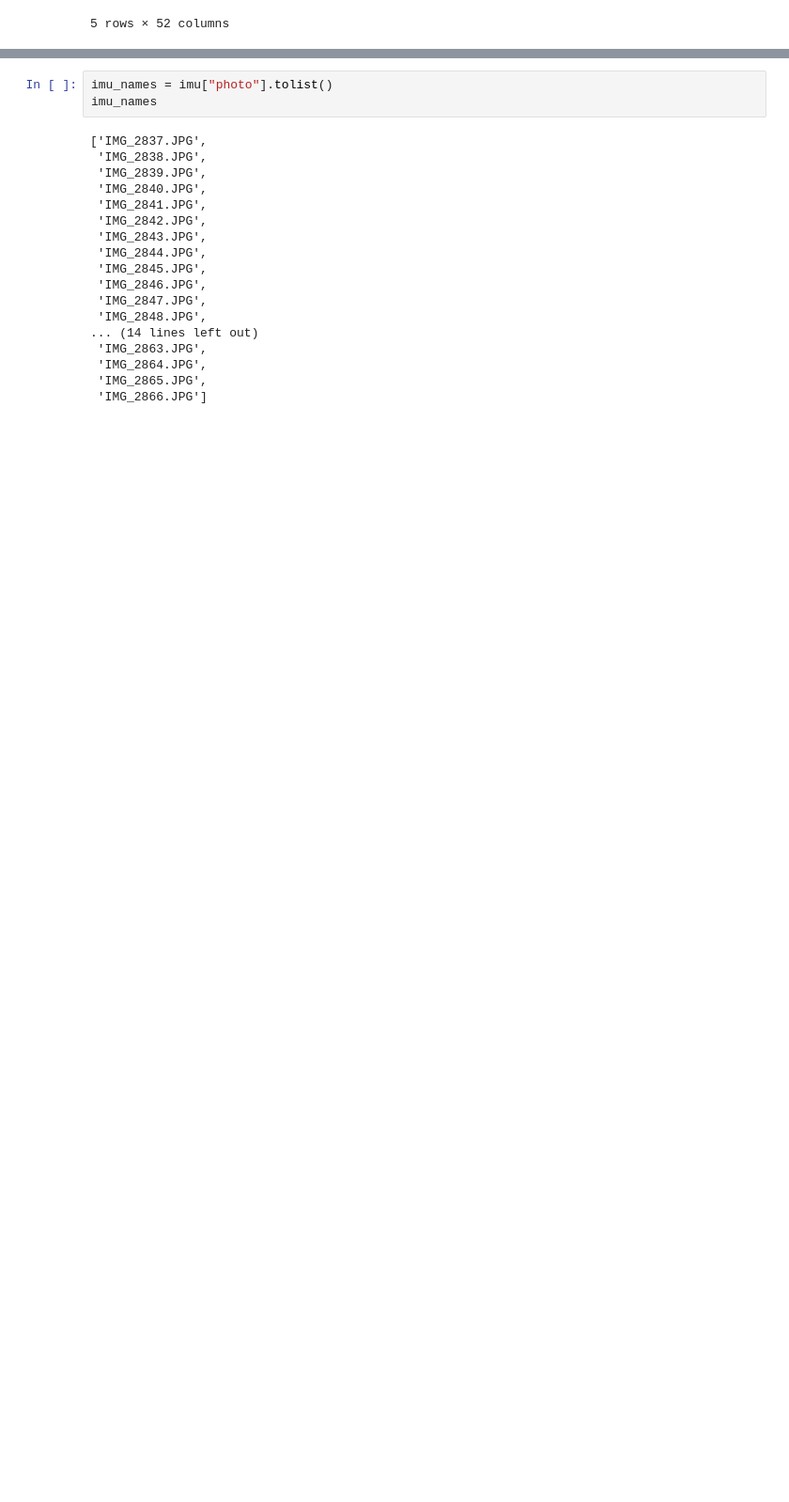
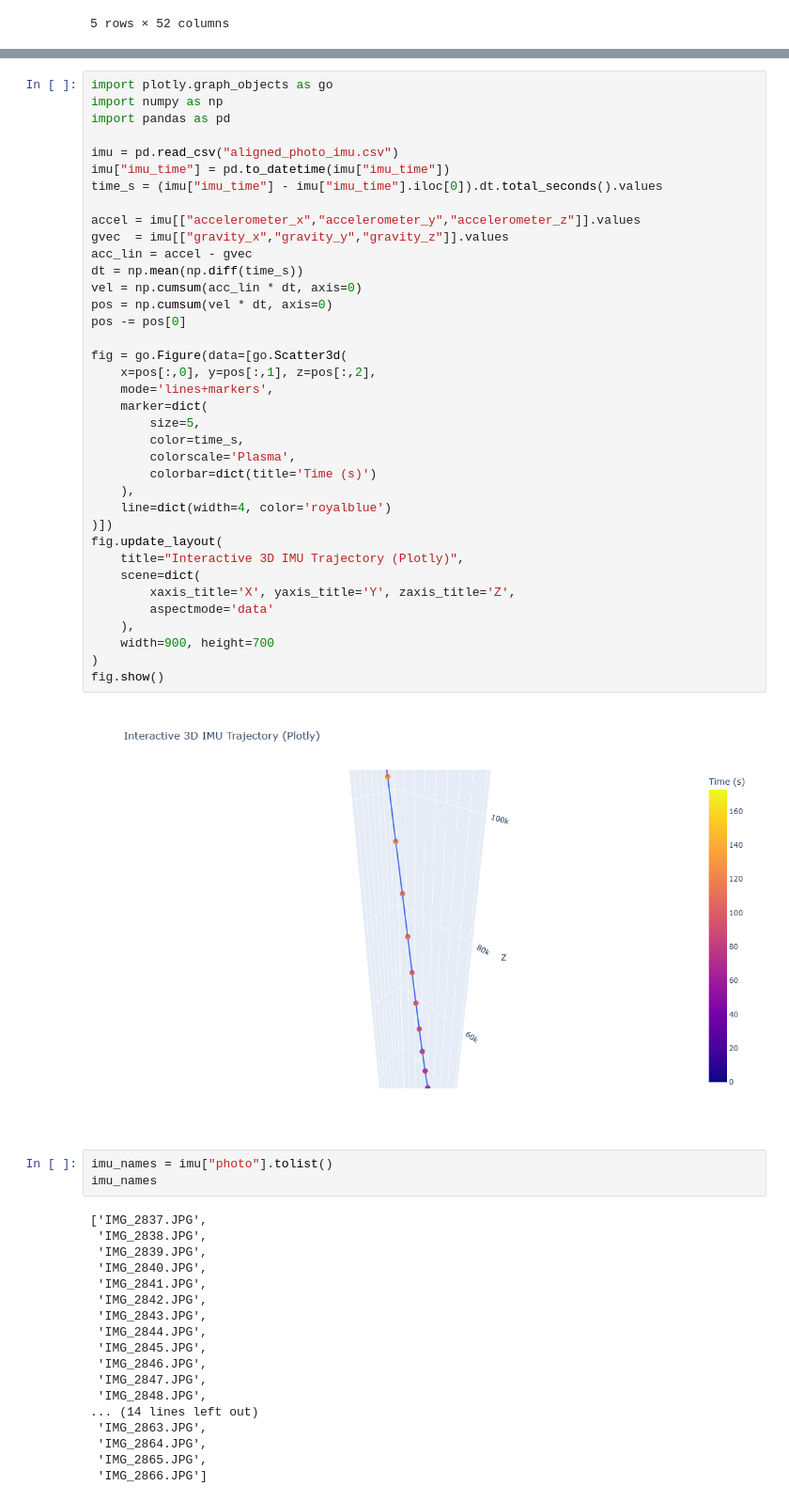
Before and after one commit to VikrantVDeo/V_IN-3D, a Jupyter notebook: IMU_Colmap_Alignment.ipynb, the cells around one changed output, grey strips where cells are left out. Shown at 94% size. Saved outputs shown, nothing was run; the diff lists cells and outputs as text; blank space fills up the shorter version.

Commit message:
Add files via upload
Updated with latest plots for visualizing IMU, Colmap and Alignment results seperately

```diff
--- a/IMU_Colmap_Alignment.ipynb
+++ b/IMU_Colmap_Alignment.ipynb
@@ -108,3 +163,42 @@ First few positions:
+# %%
+import plotly.graph_objects as go
+import numpy as np
+import pandas as pd
+
+imu = pd.read_csv("aligned_photo_imu.csv")
+imu["imu_time"] = pd.to_datetime(imu["imu_time"])
+time_s = (imu["imu_time"] - imu["imu_time"].iloc[0]).dt.total_seconds().values
+
+accel = imu[["accelerometer_x","accelerometer_y","accelerometer_z"]].values
+gvec  = imu[["gravity_x","gravity_y","gravity_z"]].values
+acc_lin = accel - gvec
+dt = np.mean(np.diff(time_s))
+vel = np.cumsum(acc_lin * dt, axis=0)
+pos = np.cumsum(vel * dt, axis=0)
+pos -= pos[0]
+
+fig = go.Figure(data=[go.Scatter3d(
+    x=pos[:,0], y=pos[:,1], z=pos[:,2],
+    mode='lines+markers',
+    marker=dict(
+        size=5,
+        color=time_s,
+        colorscale='Plasma',
+        colorbar=dict(title='Time (s)')
+    ),
+    line=dict(width=4, color='royalblue')
+)])
+fig.update_layout(
+    title="Interactive 3D IMU Trajectory (Plotly)",
+    scene=dict(
+        xaxis_title='X', yaxis_title='Y', zaxis_title='Z',
+        aspectmode='data'
+    ),
+    width=900, height=700
+)
+fig.show()
+# %% [output]
+[figure, added]
 # %%
 imu_names = imu["photo"].tolist()
 imu_names
```
Also changed, not shown: parts of 14 cells of this notebook.
